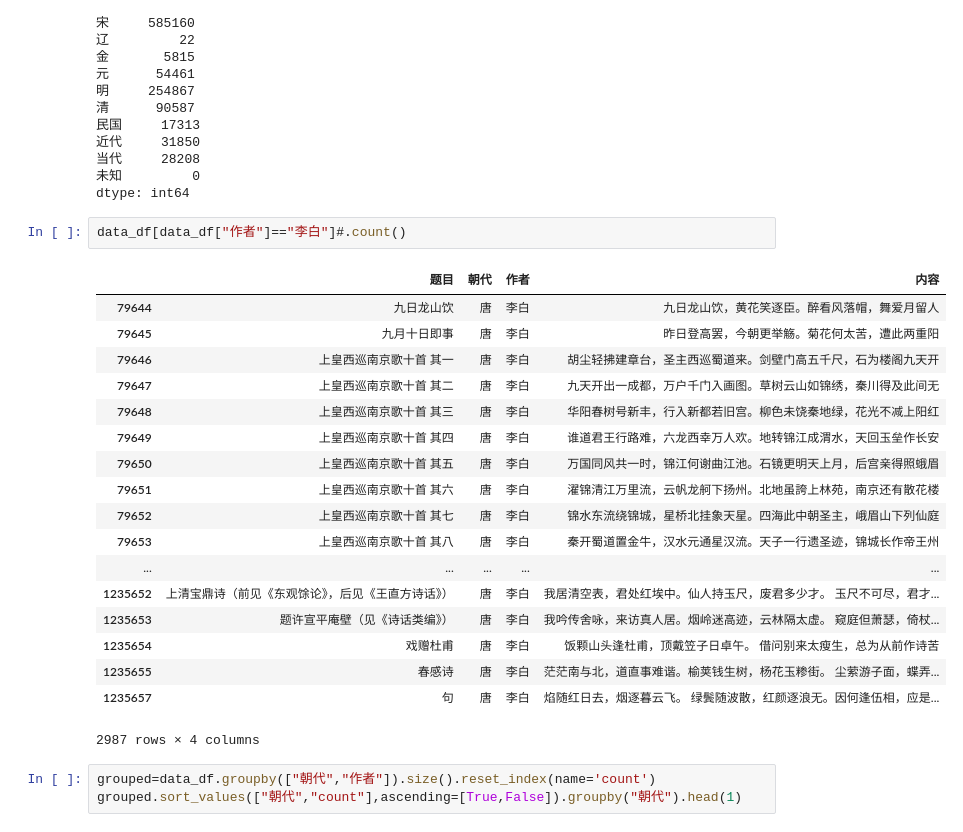
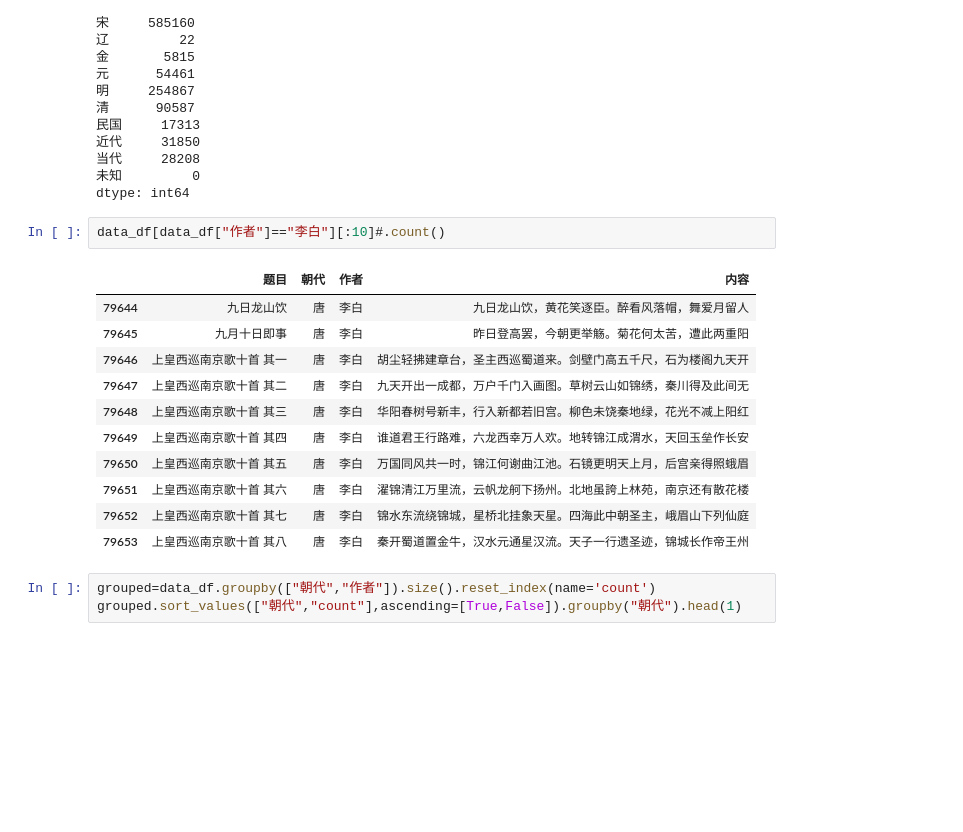
Before and after one commit to xujiachen/data-mining, a Jupyter notebook: eda.ipynb, the cells around one changed output. Drawn from its saved outputs; the diff is of its cells as text; blank space fills up the shorter version.

```diff
--- a/eda.ipynb
+++ b/eda.ipynb
@@ -62,26 +62,19 @@ data_df.groupby(["朝代"]).size()
 未知         0
 dtype: int64
 # %%
-data_df[data_df["作者"]=="李白"]#.count()
+data_df[data_df["作者"]=="李白"][:10]#.count()
 # %% [output]
 |  | 题目 | 朝代 | 作者 | 内容 |
 | 79644 | 九日龙山饮 | 唐 | 李白 | 九日龙山饮，黄花笑逐臣。醉看风落帽，舞爱月留人 |
 | 79645 | 九月十日即事 | 唐 | 李白 | 昨日登高罢，今朝更举觞。菊花何太苦，遭此两重阳 |
 | 79646 | 上皇西巡南京歌十首 其一 | 唐 | 李白 | 胡尘轻拂建章台，圣主西巡蜀道来。剑壁门高五千尺，石为楼阁九天开 |
 | 79647 | 上皇西巡南京歌十首 其二 | 唐 | 李白 | 九天开出一成都，万户千门入画图。草树云山如锦绣，秦川得及此间无 |
 | 79648 | 上皇西巡南京歌十首 其三 | 唐 | 李白 | 华阳春树号新丰，行入新都若旧宫。柳色未饶秦地绿，花光不减上阳红 |
 | 79649 | 上皇西巡南京歌十首 其四 | 唐 | 李白 | 谁道君王行路难，六龙西幸万人欢。地转锦江成渭水，天回玉垒作长安 |
 | 79650 | 上皇西巡南京歌十首 其五 | 唐 | 李白 | 万国同风共一时，锦江何谢曲江池。石镜更明天上月，后宫亲得照蛾眉 |
 | 79651 | 上皇西巡南京歌十首 其六 | 唐 | 李白 | 濯锦清江万里流，云帆龙舸下扬州。北地虽誇上林苑，南京还有散花楼 |
 | 79652 | 上皇西巡南京歌十首 其七 | 唐 | 李白 | 锦水东流绕锦城，星桥北挂象天星。四海此中朝圣主，峨眉山下列仙庭 |
 | 79653 | 上皇西巡南京歌十首 其八 | 唐 | 李白 | 秦开蜀道置金牛，汉水元通星汉流。天子一行遗圣迹，锦城长作帝王州 |
-| ... | ... | ... | ... | ... |
-| 1235652 | 上清宝鼎诗（前见《东观馀论》，后见《王直方诗话》） | 唐 | 李白 | 我居清空表，君处红埃中。仙人持玉尺，废君多少才。 玉尺不可尽，君才... |
-| 1235653 | 题许宣平庵壁（见《诗话类编》） | 唐 | 李白 | 我吟传舍咏，来访真人居。烟岭迷高迹，云林隔太虚。 窥庭但萧瑟，倚杖... |
-| 1235654 | 戏赠杜甫 | 唐 | 李白 | 饭颗山头逢杜甫，顶戴笠子日卓午。 借问别来太瘦生，总为从前作诗苦 |
-| 1235655 | 春感诗 | 唐 | 李白 | 茫茫南与北，道直事难谐。榆荚钱生树，杨花玉糁街。 尘萦游子面，蝶弄... |
-| 1235657 | 句 | 唐 | 李白 | 焰随红日去，烟逐暮云飞。 绿鬓随波散，红颜逐浪无。因何逢伍相，应是... |
-2987 rows × 4 columns
 # %%
 grouped=data_df.groupby(["朝代","作者"]).size().reset_index(name='count')
 grouped.sort_values(["朝代","count"],ascending=[True,False]).groupby("朝代").head(1)
```
Also changed, not shown: parts of 4 cells of this notebook, 2 other files.
